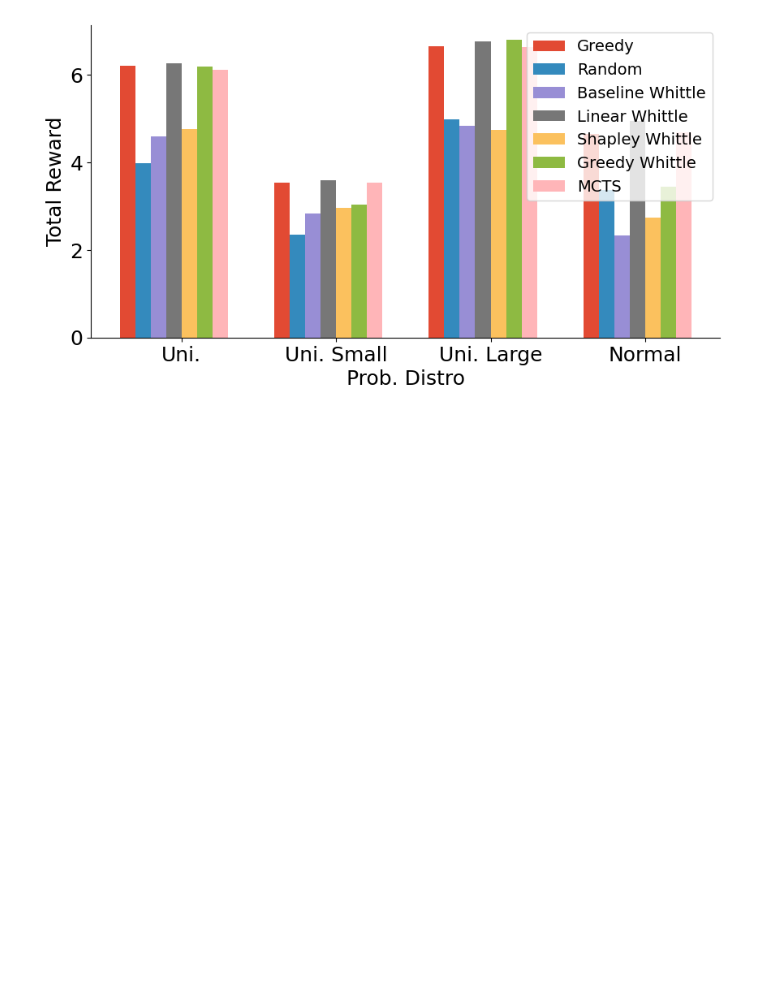
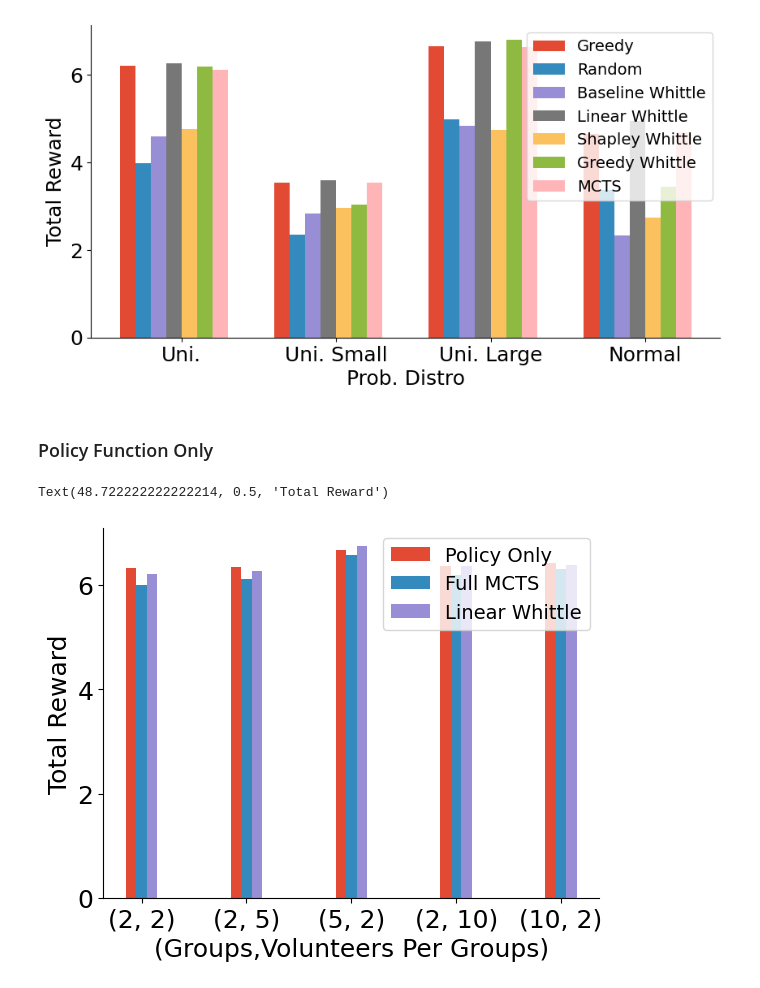
Before and after one commit to naveenr414/food-rescue-rmab, a Jupyter notebook: scripts/Plotting.ipynb, the cells around one changed output. Drawn from its saved outputs; the diff is of its cells as text; code cells hidden in the pictures; blank space fills up the shorter version.

Commit message:
Created an experiment with different submodular functions

```diff
--- a/scripts/Plotting.ipynb
+++ b/scripts/Plotting.ipynb
@@ -234,3 +233,30 @@ plt.ylabel("Total Reward")
 # %% [output]
 Text(93.72222222222221, 0.5, 'Total Reward')
 [figure]
+# %% [markdown]
+### Policy Function Only
+# %%
+arm_volunteer_combos = [(2,2),(2,5),(5,2),(2,10),(10,2)]
+
+policies = ["mcts","mcts","linear_whittle"]
+dataset_names = ["value_policy_exploration/policy_only","semi_synthetic_mcts","semi_synthetic"]
+policy_names = ["Policy Only","Full MCTS","Linear Whittle"]
+width = 0.1
+
+for i,(dataset,name) in enumerate(zip(dataset_names,policy_names)):
+    score_by_n = []
+
+    for arms, volunteers in arm_volunteer_combos:
+        results_policy = get_results_matching_parameters(dataset,"",{'volunteers_per_arm': volunteers, 'lamb': 0.5, 'budget': 3, 'prob_distro': 'uniform', 'n_arms': arms})
+        results_policy = aggregate_data(results_policy)
+
+        score_by_n.append(results_policy['{}_reward'.format(policies[i])][0])
+    plt.bar(np.array(list(range(len(arm_volunteer_combos))))+i*width,score_by_n,width=width,label=policy_names[i])
+plt.legend()
+plt.savefig("../figures/policy_only.pdf",dpi=300, bbox_inches='tight')
+plt.xticks(np.array(list(range(len(arm_volunteer_combos))))+width*(len(dataset_names)-1)/2,arm_volunteer_combos)
+plt.xlabel("(Groups,Volunteers Per Groups)")
+plt.ylabel("Total Reward")
+# %% [output]
+Text(48.722222222222214, 0.5, 'Total Reward')
+[figure, added]
```
Also changed, not shown: parts of 13 cells of this notebook, 8 other files.
